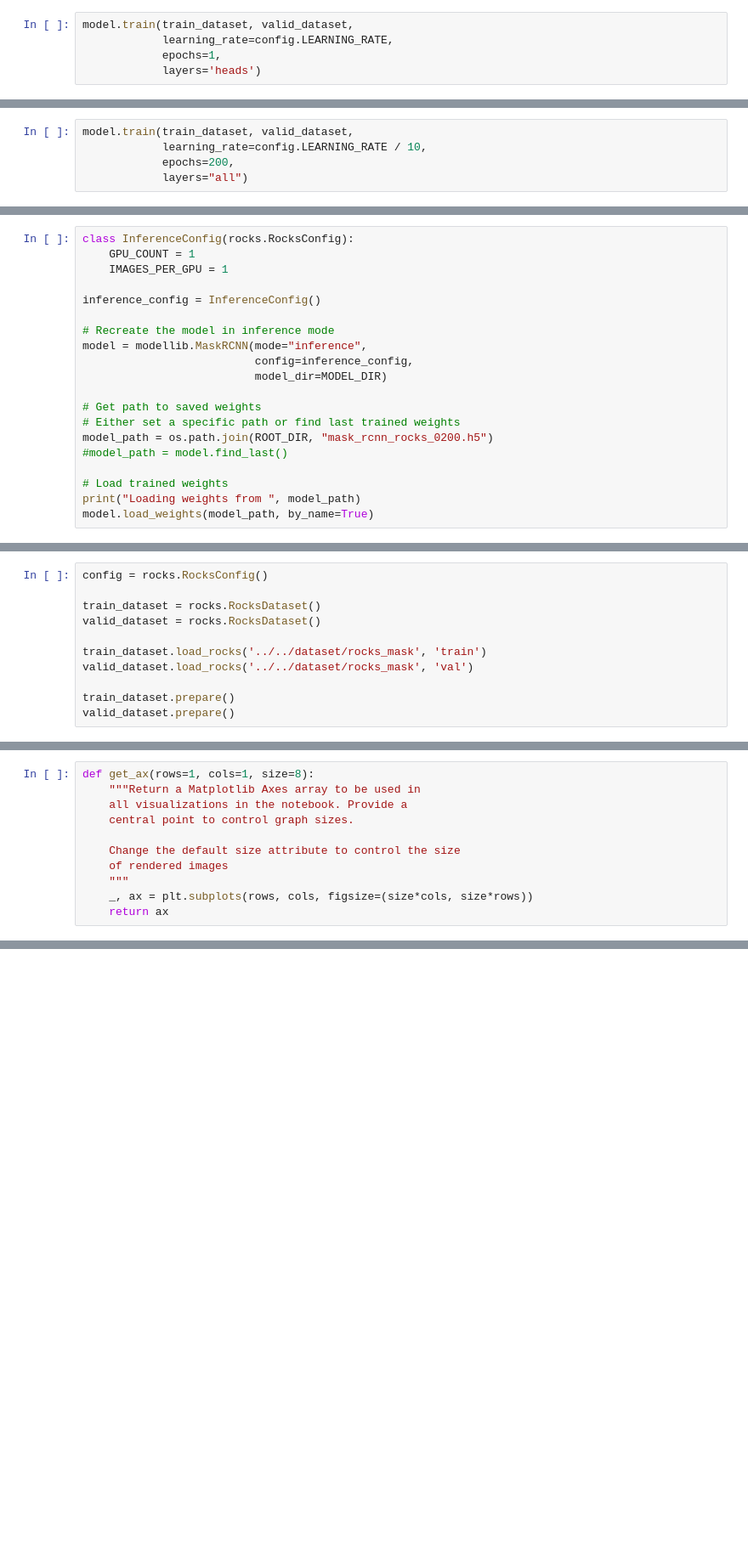
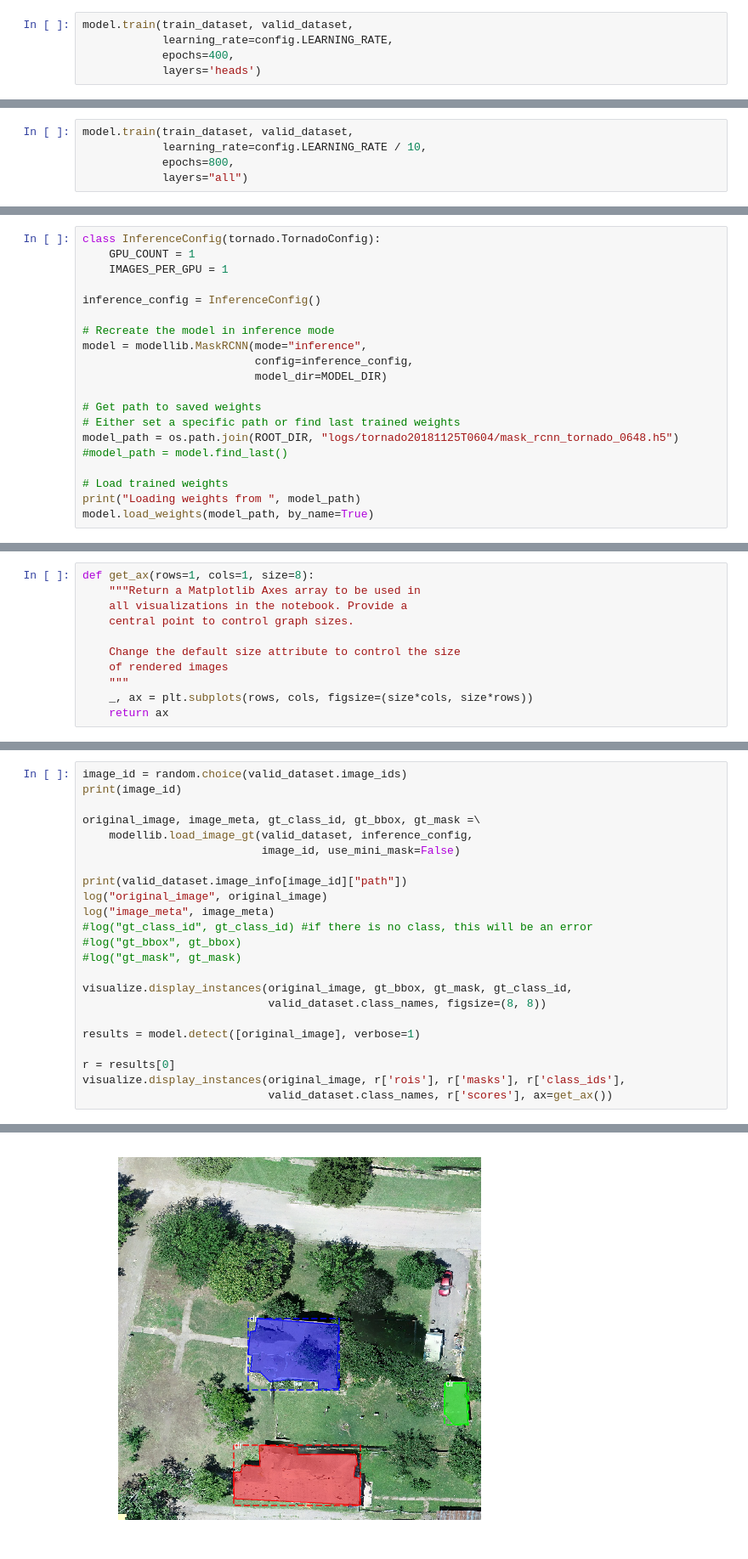
Before and after one commit to ZhiangChen/Mask_RCNN, a Jupyter notebook: samples/tornado/train_tornado_dataset.ipynb, the cells around one changed output, grey strips where cells are left out. Shown at 85% size. Drawn from its saved outputs; the diff is of its cells as text; blank space fills up the shorter version.

Commit message:
tornado damage estimation

```diff
--- a/samples/tornado/train_tornado_dataset.ipynb
+++ b/samples/tornado/train_tornado_dataset.ipynb
@@ -83,7 +93,7 @@ elif init_with == "last":
 # %%
 model.train(train_dataset, valid_dataset,
             learning_rate=config.LEARNING_RATE,
-            epochs=1,
+            epochs=400,
             layers='heads')
 # %% [output]
 Starting at epoch 0. LR=0.001
@@ -107,6 +133,6 @@ Epoch 1/1
 # %%
 model.train(train_dataset, valid_dataset,
             learning_rate=config.LEARNING_RATE / 10,
-            epochs=200,
+            epochs=800,
             layers="all")
 # %% [output]
@@ -147,5 +140,5 @@ Epoch 61/200
 # %%
-class InferenceConfig(rocks.RocksConfig):
+class InferenceConfig(tornado.TornadoConfig):
     GPU_COUNT = 1
     IMAGES_PER_GPU = 1
 
@@ -158,7 +151,7 @@ model = modellib.MaskRCNN(mode="inference",
 
 # Get path to saved weights
 # Either set a specific path or find last trained weights
-model_path = os.path.join(ROOT_DIR, "mask_rcnn_rocks_0200.h5")
+model_path = os.path.join(ROOT_DIR, "logs/tornado20181125T0604/mask_rcnn_tornado_0648.h5")
 #model_path = model.find_last()
 
 # Load trained weights
@@ -171,11 +162,0 @@ del(valid_dataset)
-# %%
-config = rocks.RocksConfig()
-
-train_dataset = rocks.RocksDataset()
-valid_dataset = rocks.RocksDataset()
-
-train_dataset.load_rocks('../../dataset/rocks_mask', 'train')
-valid_dataset.load_rocks('../../dataset/rocks_mask', 'val')
-
-train_dataset.prepare()
-valid_dataset.prepare()
@@ -226,0 +174,24 @@ anchors                  shape: (1, 36828, 4)         min:   -0.47264  max:    1
+# %%
+image_id = random.choice(valid_dataset.image_ids)
+print(image_id)
+
+original_image, image_meta, gt_class_id, gt_bbox, gt_mask =\
+    modellib.load_image_gt(valid_dataset, inference_config,
+                           image_id, use_mini_mask=False)
+
+print(valid_dataset.image_info[image_id]["path"])
+log("original_image", original_image)
+log("image_meta", image_meta)
+#log("gt_class_id", gt_class_id) #if there is no class, this will be an error
+#log("gt_bbox", gt_bbox)
+#log("gt_mask", gt_mask)
+
+visualize.display_instances(original_image, gt_bbox, gt_mask, gt_class_id,
+                            valid_dataset.class_names, figsize=(8, 8))
+
+results = model.detect([original_image], verbose=1)
+
+r = results[0]
+visualize.display_instances(original_image, r['rois'], r['masks'], r['class_ids'],
+                            valid_dataset.class_names, r['scores'], ax=get_ax())
+# %% [output]
@@ -226,0 +202 @@ anchors                  shape: (1, 36828, 4)         min:   -0.47264  max:    1
+[figure, added]
```
Also changed, not shown: parts of 9 cells of this notebook, 6 other files.
